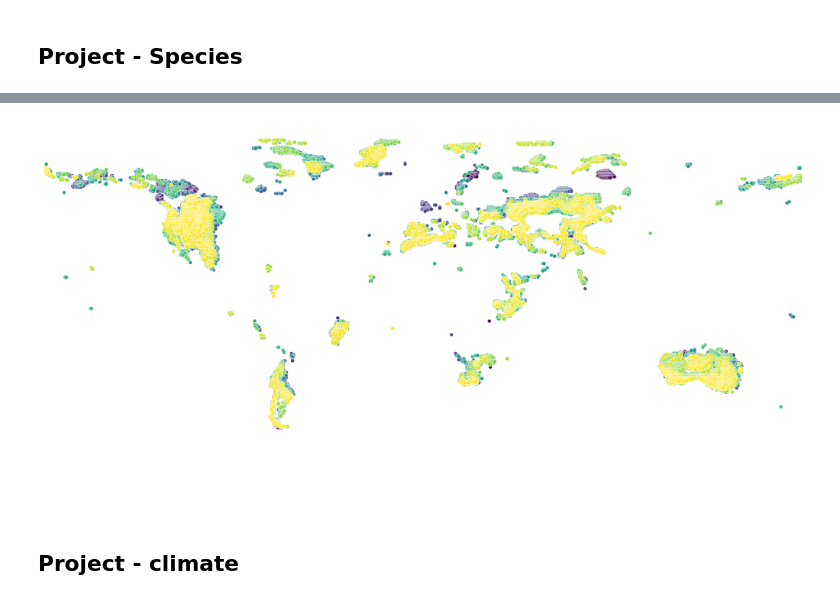
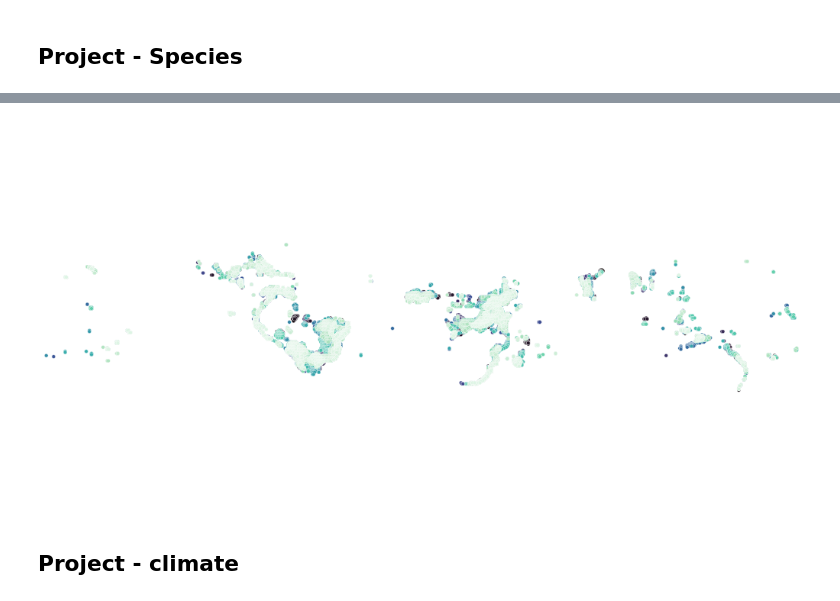
Before and after one commit to dadavie/planetary_garden, a Jupyter notebook: notebooks/Notebook_DavidSchildberger_Model.ipynb, the cells around one changed output, grey strips where cells are left out. Drawn from its saved outputs; the diff is of its cells as text; code cells hidden in the pictures.

```diff
--- a/notebooks/Notebook_DavidSchildberger_Model.ipynb
+++ b/notebooks/Notebook_DavidSchildberger_Model.ipynb
@@ -124,3 +126,5 @@ import os
 from PIL import Image, ImageDraw, ImageFilter
 # %%
 path = '/Users/davidschildberger/code/dadavie/planetary_garden/raw_data/'
+filen = 'world_history_bioclim_allLatLon_upd.npy'
+cl_data = np.load(path+filen, allow_pickle=True)
@@ -287,6 +314,10 @@ KMeans(init='random', n_clusters=100, random_state=42)
 ## Save
 filename = '/Users/davidschildberger/code/dadavie/planetary_garden/models/model_hist_clim.sav'
 pickle.dump(kmeans, open(filename, 'wb'))
+# %%
+## Load
+filename = '/Users/davidschildberger/code/dadavie/planetary_garden/models/model_hist_clim.sav'
+kmeans = pickle.load(open(filename, 'rb'))
 # %%
 dd['Cluster_No'] = kmeans.labels_
 # %%
@@ -328,5 +391,5 @@ array([92, 92, 92, 92, 92], dtype=int32)
 # %%
-dd_sel = dd[dd['Cluster_No']==92]
+dd_sel = dd[dd['Cluster_No']==37]
 dd_sel
 # %% [output]
 |  | 0 | 1 | 2 | 3 | 4 | 5 | 6 | 7 | 8 | 9 | ... | ... |
@@ -345,20 +408,20 @@ dd_sel
 # %%
 plt.figure(figsize=(16, 8), dpi=80)
-g = seaborn.scatterplot(data=dd_sel,  x=2, y=1, hue=0, legend=False, palette="viridis", size=0.01)
+g = seaborn.scatterplot(data=dd_sel,  x=2, y=1, hue=0, legend=False, palette="mako", size=0.01)
 g.axis(xmin=0,xmax=720)
 g.axis(ymin=0,ymax=360)
 g.invert_yaxis()
 
 # Hide the right and top spines
 g.spines.right.set_visible(False)
 g.spines.top.set_visible(False)
 g.spines.left.set_visible(False)
 g.spines.bottom.set_visible(False)
 g.set(xlabel=None)
 g.set(ylabel=None)
 g.tick_params(labelleft=False, left=False, labelbottom=False, bottom=False)
 plt.show()
 # %% [output]
-[figure, old version]
+[figure, new version]
 # %% [markdown]
 ## Project - climate
```
Also changed, not shown: parts of 25 cells of this notebook.
